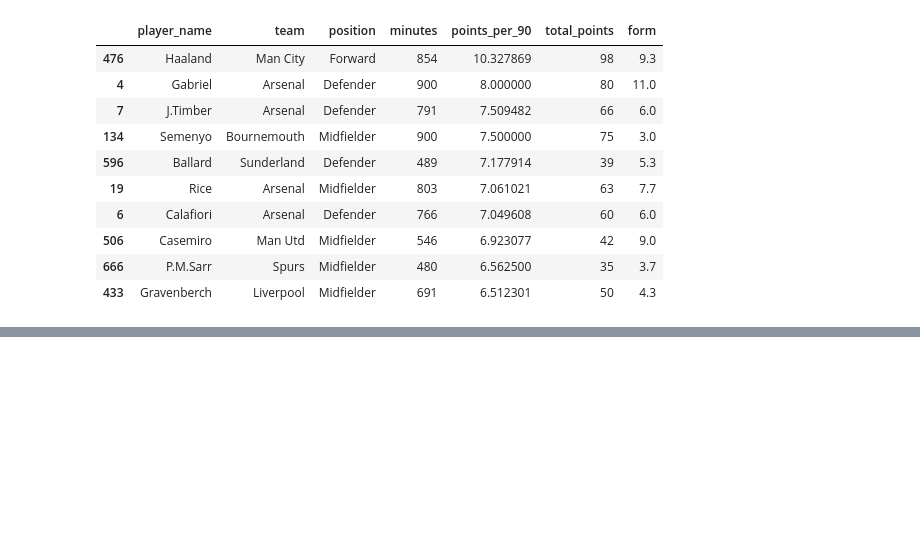
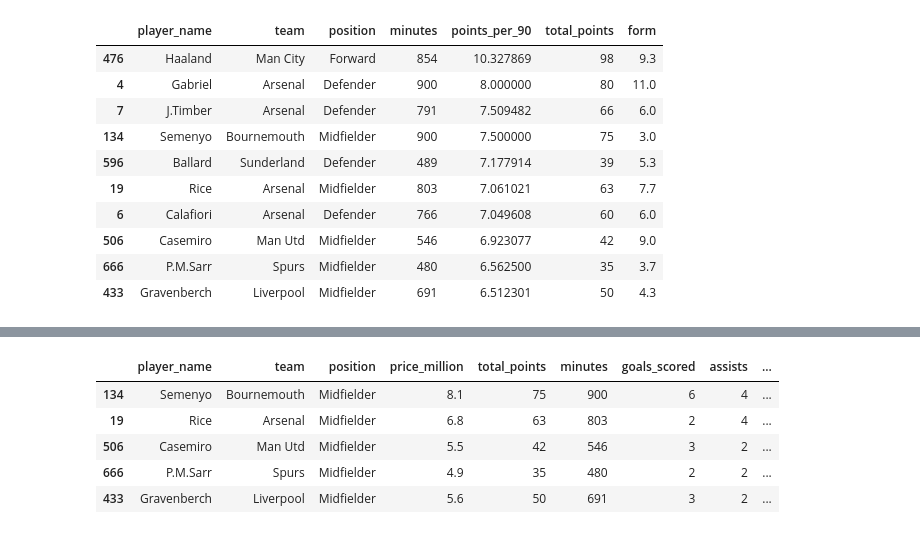
Before and after one commit to SamAbr/FPL-Squad-Selection, a Jupyter notebook: FPL.ipynb, the cells around one changed output, grey strips where cells are left out. Cells and saved outputs as stored; diff of their text form; code cells hidden in the pictures; blank space fills up the shorter version.

```diff
--- a/FPL.ipynb
+++ b/FPL.ipynb
@@ -439,0 +466,9 @@ fpl_filtered.sort_values('points_per_90', ascending=False).head(10)[
+# %%
+midfielders.head()
+# %% [output]
+|  | player_name | team | position | price_million | total_points | minutes | goals_scored | assists | ... |
+| 134 | Semenyo | Bournemouth | Midfielder | 8.1 | 75 | 900 | 6 | 4 | ... |
+| 19 | Rice | Arsenal | Midfielder | 6.8 | 63 | 803 | 2 | 4 | ... |
+| 506 | Casemiro | Man Utd | Midfielder | 5.5 | 42 | 546 | 3 | 2 | ... |
+| 666 | P.M.Sarr | Spurs | Midfielder | 4.9 | 35 | 480 | 2 | 2 | ... |
+| 433 | Gravenberch | Liverpool | Midfielder | 5.6 | 50 | 691 | 3 | 2 | ... |
```
Also changed, not shown: parts of 8 cells of this notebook.
